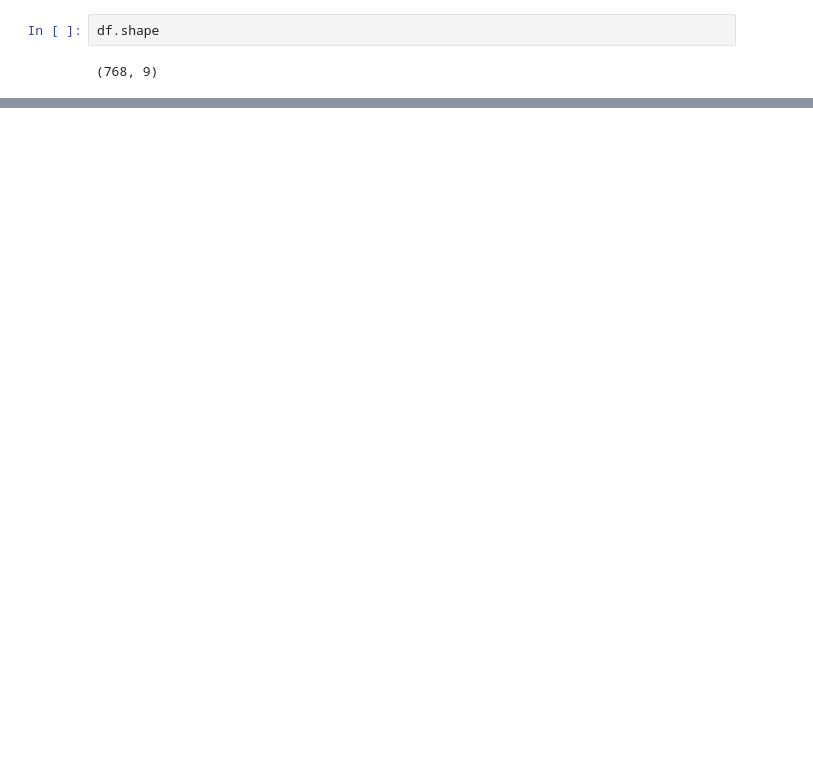
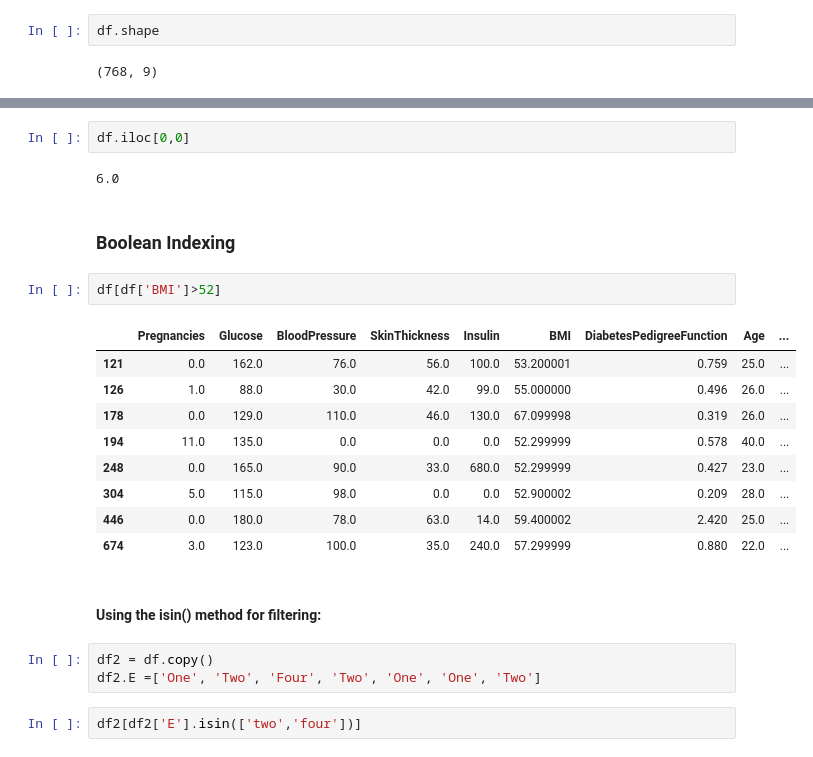
Before and after one commit to aakashvarma/Machine-Learning-Assignments, a Jupyter notebook: #1 Data loading/Untitled.ipynb, the cells around one changed output, grey strips where cells are left out. Saved outputs shown, nothing was run; the diff lists cells and outputs as text; blank space fills up the shorter version.

```diff
--- a/#1 Data loading/Untitled.ipynb
+++ b/#1 Data loading/Untitled.ipynb
@@ -104,0 +154,25 @@ KeyError: (1, 0)
+# %%
+df.iloc[0,0]
+# %% [output]
+6.0
+# %% [markdown]
+### Boolean Indexing
+# %%
+df[df['BMI']>52]
+# %% [output]
+|  | Pregnancies | Glucose | BloodPressure | SkinThickness | Insulin | BMI | DiabetesPedigreeFunction | Age | ... |
+| 121 | 0.0 | 162.0 | 76.0 | 56.0 | 100.0 | 53.200001 | 0.759 | 25.0 | ... |
+| 126 | 1.0 | 88.0 | 30.0 | 42.0 | 99.0 | 55.000000 | 0.496 | 26.0 | ... |
+| 178 | 0.0 | 129.0 | 110.0 | 46.0 | 130.0 | 67.099998 | 0.319 | 26.0 | ... |
+| 194 | 11.0 | 135.0 | 0.0 | 0.0 | 0.0 | 52.299999 | 0.578 | 40.0 | ... |
+| 248 | 0.0 | 165.0 | 90.0 | 33.0 | 680.0 | 52.299999 | 0.427 | 23.0 | ... |
+| 304 | 5.0 | 115.0 | 98.0 | 0.0 | 0.0 | 52.900002 | 0.209 | 28.0 | ... |
+| 446 | 0.0 | 180.0 | 78.0 | 63.0 | 14.0 | 59.400002 | 2.420 | 25.0 | ... |
+| 674 | 3.0 | 123.0 | 100.0 | 35.0 | 240.0 | 57.299999 | 0.880 | 22.0 | ... |
+# %% [markdown]
+#### Using the isin() method for filtering:
+# %%
+df2 = df.copy()
+df2.E =['One', 'Two', 'Four', 'Two', 'One', 'One', 'Two']
+# %%
+df2[df2['E'].isin(['two','four'])]
```
Also changed, not shown: parts of 18 cells of this notebook.
